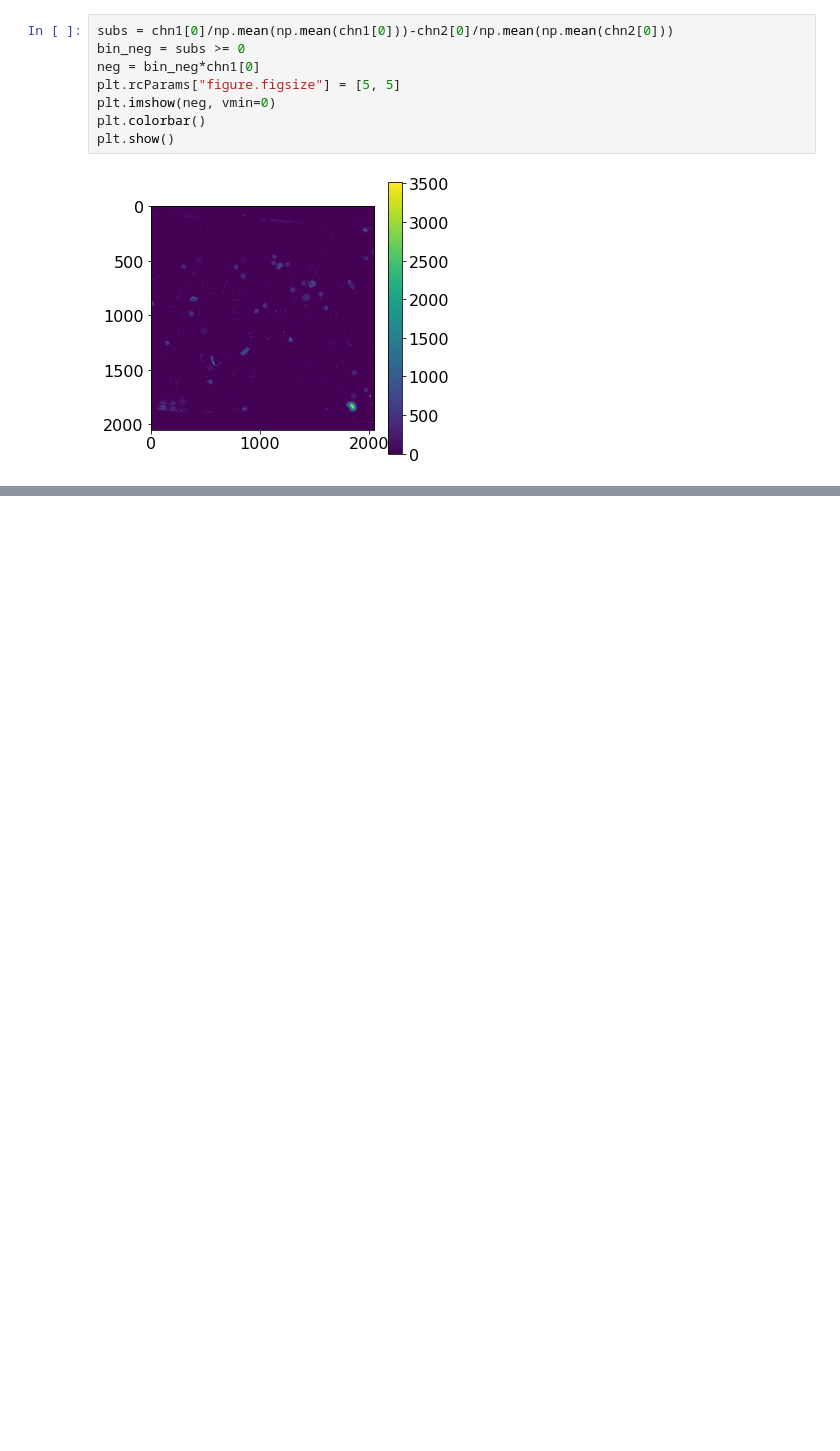
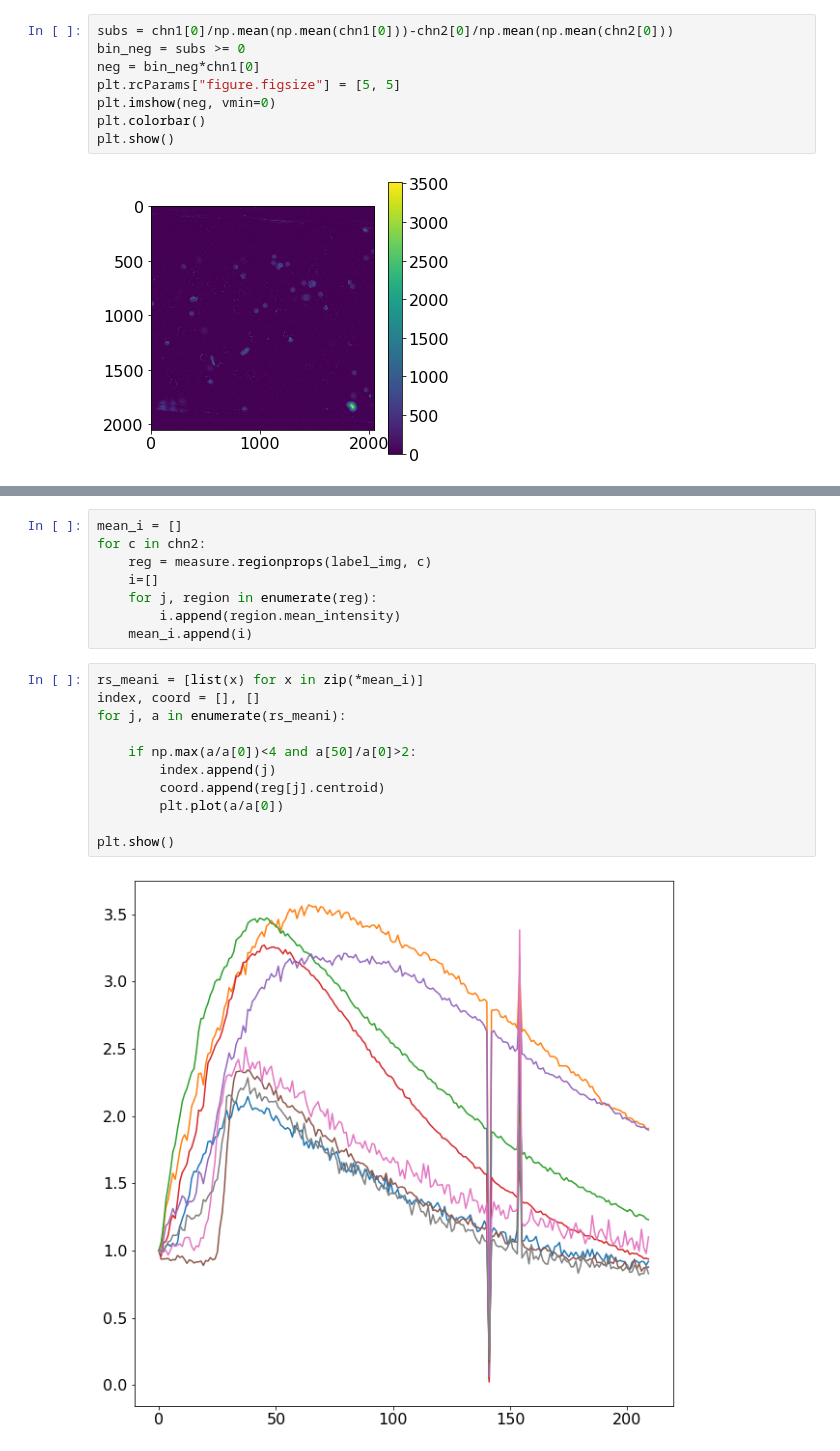
Before and after one commit to cuencam15/TimeLapse, a Jupyter notebook: TimeLapse_Analysis.ipynb, the cells around one changed output, grey strips where cells are left out. Cells and saved outputs as stored; diff of their text form; blank space fills up the shorter version.

```diff
--- a/TimeLapse_Analysis.ipynb
+++ b/TimeLapse_Analysis.ipynb
@@ -70,0 +78,21 @@ array([0.18798002, 0.12062155, 0.02732552, ..., 0.62381822, 0.82102687,
+# %%
+mean_i = []
+for c in chn2:
+    reg = measure.regionprops(label_img, c)
+    i=[]
+    for j, region in enumerate(reg):
+        i.append(region.mean_intensity)
+    mean_i.append(i)
+# %%
+rs_meani = [list(x) for x in zip(*mean_i)]
+index, coord = [], []
+for j, a in enumerate(rs_meani):
+
+    if np.max(a/a[0])<4 and a[50]/a[0]>2:
+        index.append(j)
+        coord.append(reg[j].centroid)
+        plt.plot(a/a[0])
+
+plt.show()
+# %% [output]
+[figure, added]
```
Also changed, not shown: parts of 7 cells of this notebook.
